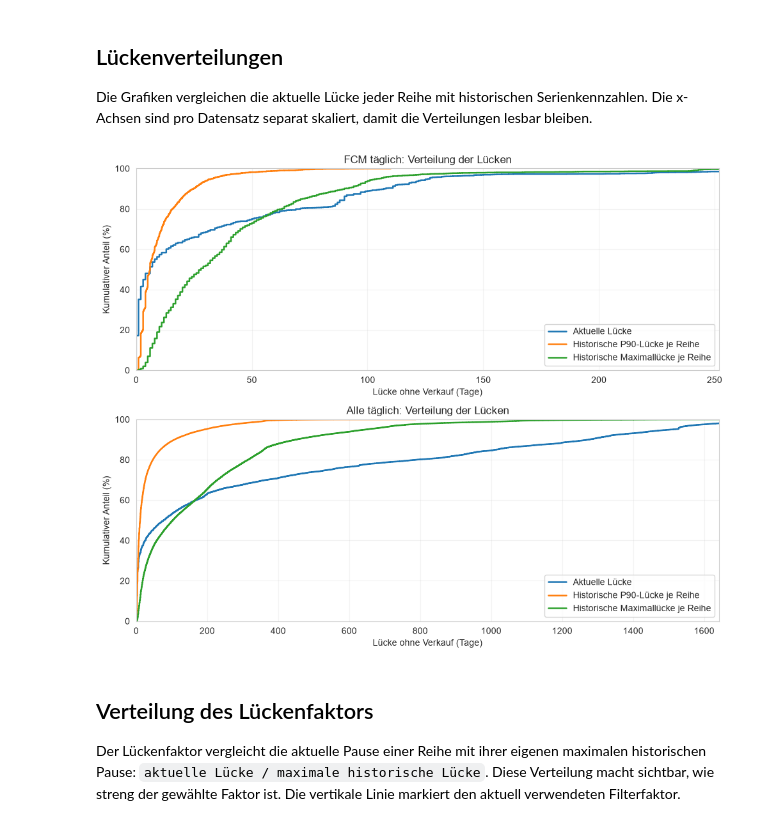
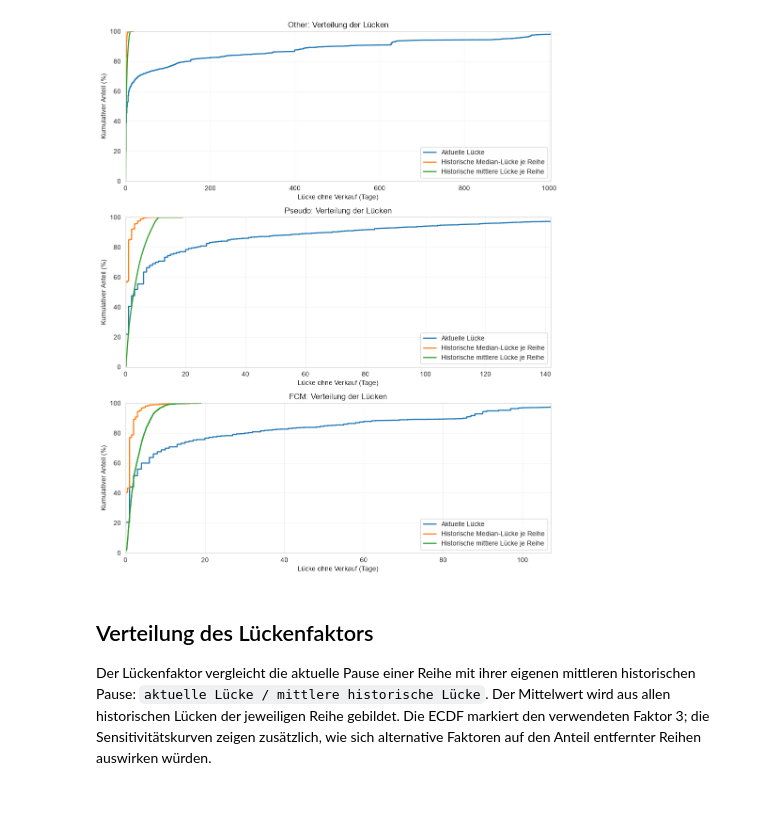
Before and after one commit to vlkkvl/transaktionen_bedientheke, a Jupyter notebook: notebooks/00_data_cleaning/00_02_filtering_last_sale.ipynb, the cells around one changed output. Cells and saved outputs as stored; diff of their text form; code cells hidden in the pictures.

```diff
--- a/notebooks/00_data_cleaning/00_02_filtering_last_sale.ipynb
+++ b/notebooks/00_data_cleaning/00_02_filtering_last_sale.ipynb
@@ -38,19 +41,27 @@ from IPython.display import display
 ROOT = Path.cwd()
 if not (ROOT / "src").exists():
     ROOT = ROOT.parent.parent
-MIN_DEMAND_PERIODS_OVERALL = 10
+MIN_DEMAND_SHARE_OVERALL = 0.10
+SOURCE_COLORS = {"Other": "#315b63", "Pseudo": "#d7a84b", "FCM": "#c4513b"}
 
 pd.set_option("display.max_columns", 80)
 pd.set_option("display.max_rows", 100)
 
 DATASETS = [
     {
-        "Datensatz": "FCM täglich",
-        "Pfad": ROOT / "data" / "processed" / "transactions_dst_over_days_fcm",
+        "Datensatz": "Other",
+        "Pfad": ROOT / "data" / "interim" / "transactions_dst_over_days",
+        "Filter": "NOT is_fcm AND NOT is_pseudo",
     },
     {
-        "Datensatz": "Alle täglich",
-        "Pfad": ROOT / "data" / "processed" / "transactions_dst_over_days",
+        "Datensatz": "Pseudo",
+        "Pfad": ROOT / "data" / "interim" / "transactions_dst_over_days",
+        "Filter": "NOT is_fcm AND is_pseudo",
+    },
+    {
+        "Datensatz": "FCM",
+        "Pfad": ROOT / "data" / "interim" / "transactions_dst_over_days",
+        "Filter": "is_fcm",
     },
 ]
 
@@ -228,6 +287,7 @@ def load_historical_gap_days(dataset, eligible_series):
           AND ARTIKEL_ID IS NOT NULL
           AND DATE IS NOT NULL
           AND {SALE_CONDITION}
+          AND {dataset['Filter']}
         GROUP BY MARKT_ID, ARTIKEL_ID, verkaufstag
         ORDER BY MARKT_ID, ARTIKEL_ID, verkaufstag
         """
@@ -338,7 +403,3 @@ display(
-# %% [markdown]
-## Lückenverteilungen
-
-Die Grafiken vergleichen die aktuelle Lücke jeder Reihe mit historischen Serienkennzahlen. Die x-Achsen sind pro Datensatz separat skaliert, damit die Verteilungen lesbar bleiben.
 # %%
 def ecdf(values):
     values = np.sort(pd.Series(values).dropna().to_numpy(dtype=float))
@@ -350,38 +411,38 @@ def ecdf(values):
 
 fig, axes = plt.subplots(len(DATASETS), 1, figsize=(10, 4 * len(DATASETS)), sharex=False)
 if len(DATASETS) == 1:
     axes = [axes]
 
 for ax, dataset in zip(axes, DATASETS):
     dataset_name = dataset["Datensatz"]
     series_sales = series_sales_by_dataset[dataset_name]
     _, current_gap_days = days_since_last_sale(series_sales)
     historical_summary = historical_gap_series_summary_by_dataset[dataset_name]
 
     plot_values = {
         "Aktuelle Lücke": current_gap_days,
-        "Historische P90-Lücke je Reihe": historical_summary["p90_historische_luecke"],
-        "Historische Maximallücke je Reihe": historical_summary["maximale_historische_luecke"],
+        "Historische Median-Lücke je Reihe": historical_summary["median_historische_luecke"],
+        "Historische mittlere Lücke je Reihe": historical_summary["mittlere_historische_luecke"],
     }
     for label, values in plot_values.items():
         x, y = ecdf(values)
         ax.step(x, y, where="post", linewidth=1.8, label=label)
 
     combined = pd.concat([pd.Series(values).dropna() for values in plot_values.values()])
     ax.set_xlim(0, max(1, combined.quantile(0.99) * 1.05))
     ax.set_ylim(0, 100)
     ax.set_title(f"{dataset_name}: Verteilung der Lücken")
     ax.set_xlabel("Lücke ohne Verkauf (Tage)")
     ax.set_ylabel("Kumulativer Anteil (%)")
     ax.grid(alpha=0.25)
     ax.legend(loc="lower right")
 
 fig.tight_layout()
 plt.show()
 # %% [output]
-[figure, old version]
+[figure, new version]
 # %% [markdown]
 ## Verteilung des Lückenfaktors
 
-Der Lückenfaktor vergleicht die aktuelle Pause einer Reihe mit ihrer eigenen maximalen historischen Pause: `aktuelle Lücke / maximale historische Lücke`. Diese Verteilung macht sichtbar, wie streng der gewählte Faktor ist. Die vertikale Linie markiert den aktuell verwendeten Filterfaktor.
+Der Lückenfaktor vergleicht die aktuelle Pause einer Reihe mit ihrer eigenen mittleren historischen Pause: `aktuelle Lücke / mittlere historische Lücke`. Der Mittelwert wird aus allen historischen Lücken der jeweiligen Reihe gebildet. Die ECDF markiert den verwendeten Faktor 3; die Sensitivitätskurven zeigen zusätzlich, wie sich alternative Faktoren auf den Anteil entfernter Reihen auswirken würden.
 # %%
```
Also changed, not shown: parts of 11 cells of this notebook, 26 other files.
